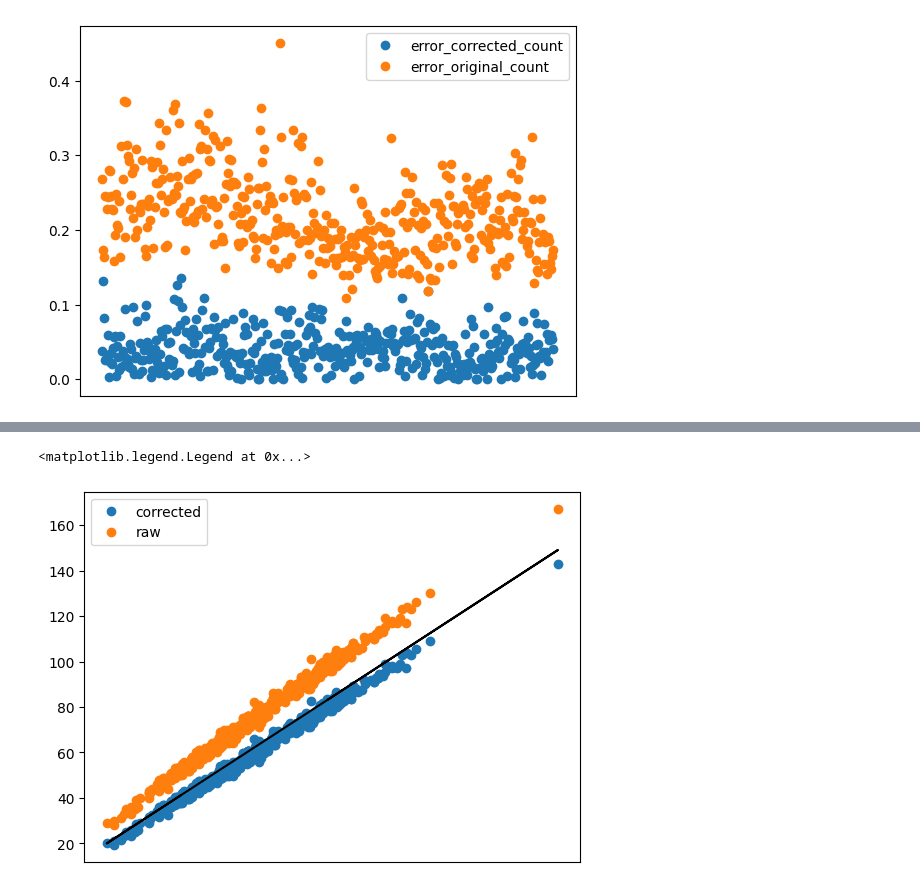
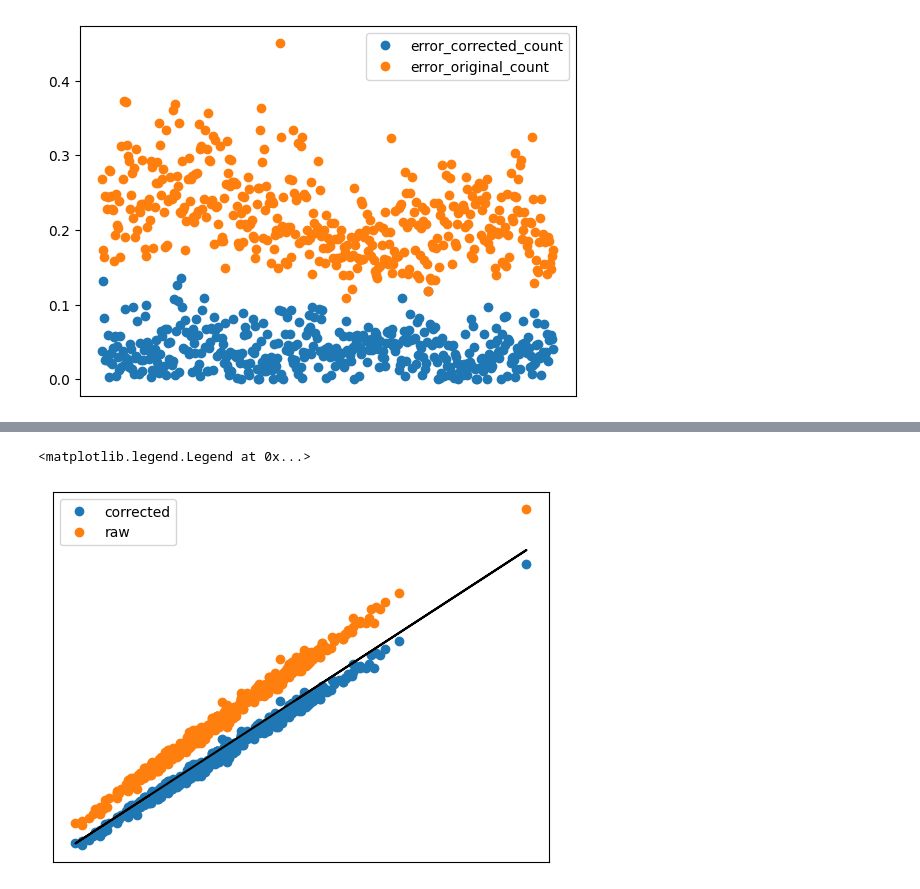
Before and after one commit to gsiraji/Minimal-Lung-Model, a Jupyter notebook: Image_Analysis/Analysis/Corrected_Lumen_Analysis.ipynb, the cells around one changed output, grey strips where cells are left out. Drawn from its saved outputs; the diff is of its cells as text; code cells hidden in the pictures.

```diff
--- a/Image_Analysis/Analysis/Corrected_Lumen_Analysis.ipynb
+++ b/Image_Analysis/Analysis/Corrected_Lumen_Analysis.ipynb
@@ -88,0 +102,7 @@ df2.describe()
+# %%
+df2['day'] = df['day']
+
+df2['ventilation'] = df['Ventilation']
+df2['AN Tx'] = df['AN Tx']
+df2['indx'] = df['indx']
+df2['area']=np.log(df['total_int_lumen_area']/df['num_int_lumens_p_half_ext'])
@@ -103,15 +140,18 @@ ax.legend(['error_corrected_count','error_original_count'])
 # %%
 fig, ax = plt.subplots()
 ax.plot(df2['manual'], df2['corrected'],df2['manual'], df2['raw'], marker = 'o',linestyle=' ')
 ax.plot(df2['manual'], df2['manual'], color = 'k')
 ax.tick_params(
     axis='x',          # changes apply to the x-axis
     which='both',      # both major and minor ticks are affected
     bottom=False,      # ticks along the bottom edge are off
     top=False,         # ticks along the top edge are off
     labelbottom=False)
 
+ax.set_yticklabels([])
+ax.set_yticks([])
+
 ax.legend(['corrected','raw'])
 # %% [output]
 <matplotlib.legend.Legend at 0x...>
-[figure, old version]
+[figure, new version]
```
Also changed, not shown: parts of 5 cells of this notebook.
